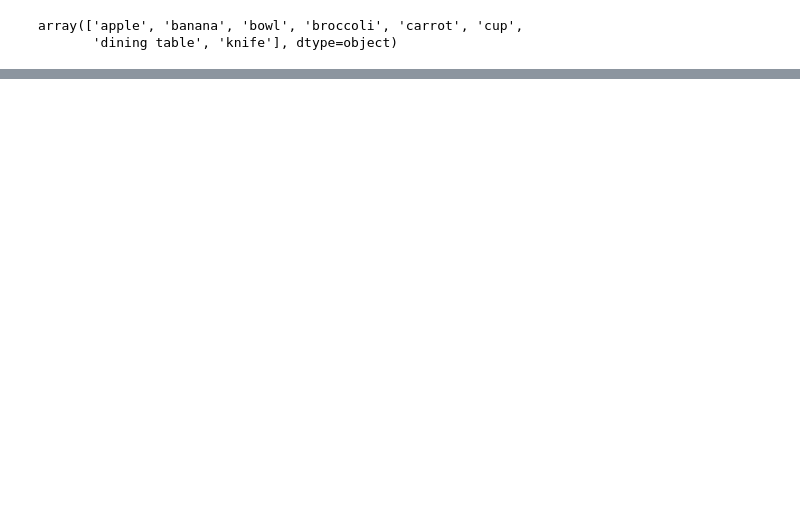
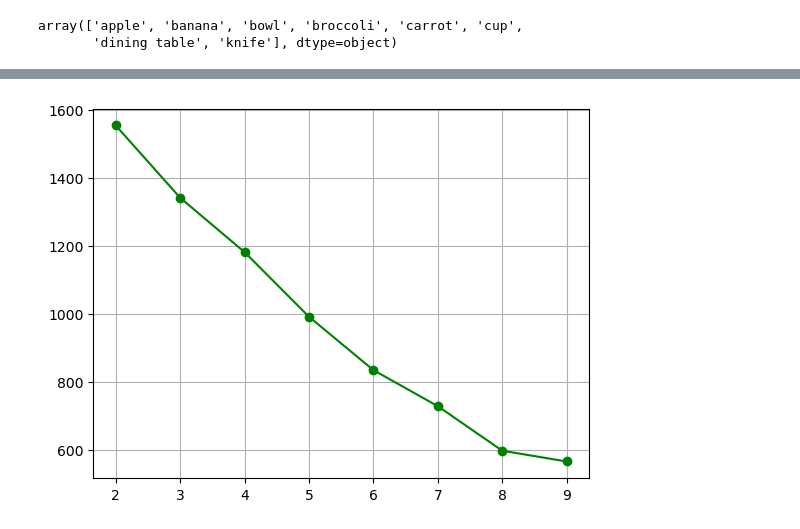
Before and after one commit to jaidevd/obj-detection-stratification, a Jupyter notebook: coco/sampling.ipynb, the cells around one changed output, grey strips where cells are left out. Saved outputs shown, nothing was run; the diff lists cells and outputs as text; code cells hidden in the pictures; blank space fills up the shorter version.

```diff
--- a/coco/sampling.ipynb
+++ b/coco/sampling.ipynb
@@ -42,0 +68,27 @@ pd.Series(n_objs).hist(bins=20)
+# %%
+# Clsutering by labels
+
+from sklearn import cluster
+from sklearn.feature_extraction.text import CountVectorizer
+
+docs = []
+ids = []
+for img, ann in ds:
+    labels = [k.replace(' ', '_') for k in ds.lenc.inverse_transform(ann['labels'])]
+    docs.append(' '.join(labels))
+    ids.append(ann['id'].item())
+# %%
+cv = CountVectorizer()
+x = cv.fit_transform(docs)
+# %%
+inertia = []
+clusters = np.arange(2, 10)
+
+for n_clus in clusters:
+    km = cluster.KMeans(n_clusters=n_clus).fit(x)
+    inertia.append(km.inertia_)
+
+plt.plot(clusters, inertia, 'go-')
+plt.grid()
+# %% [output]
+[figure, added]
```
Also changed, not shown: parts of 28 cells of this notebook, 6 other files.
